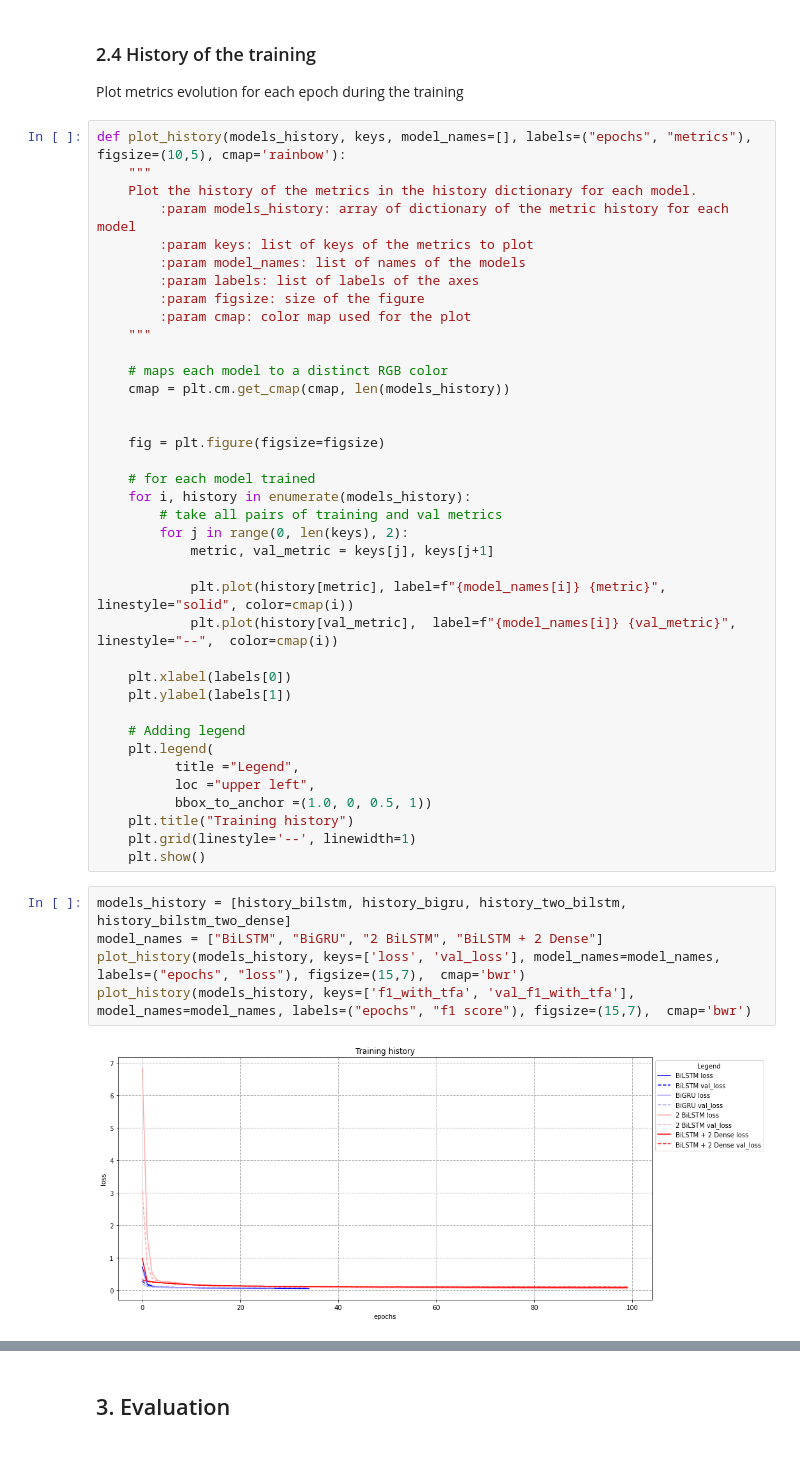
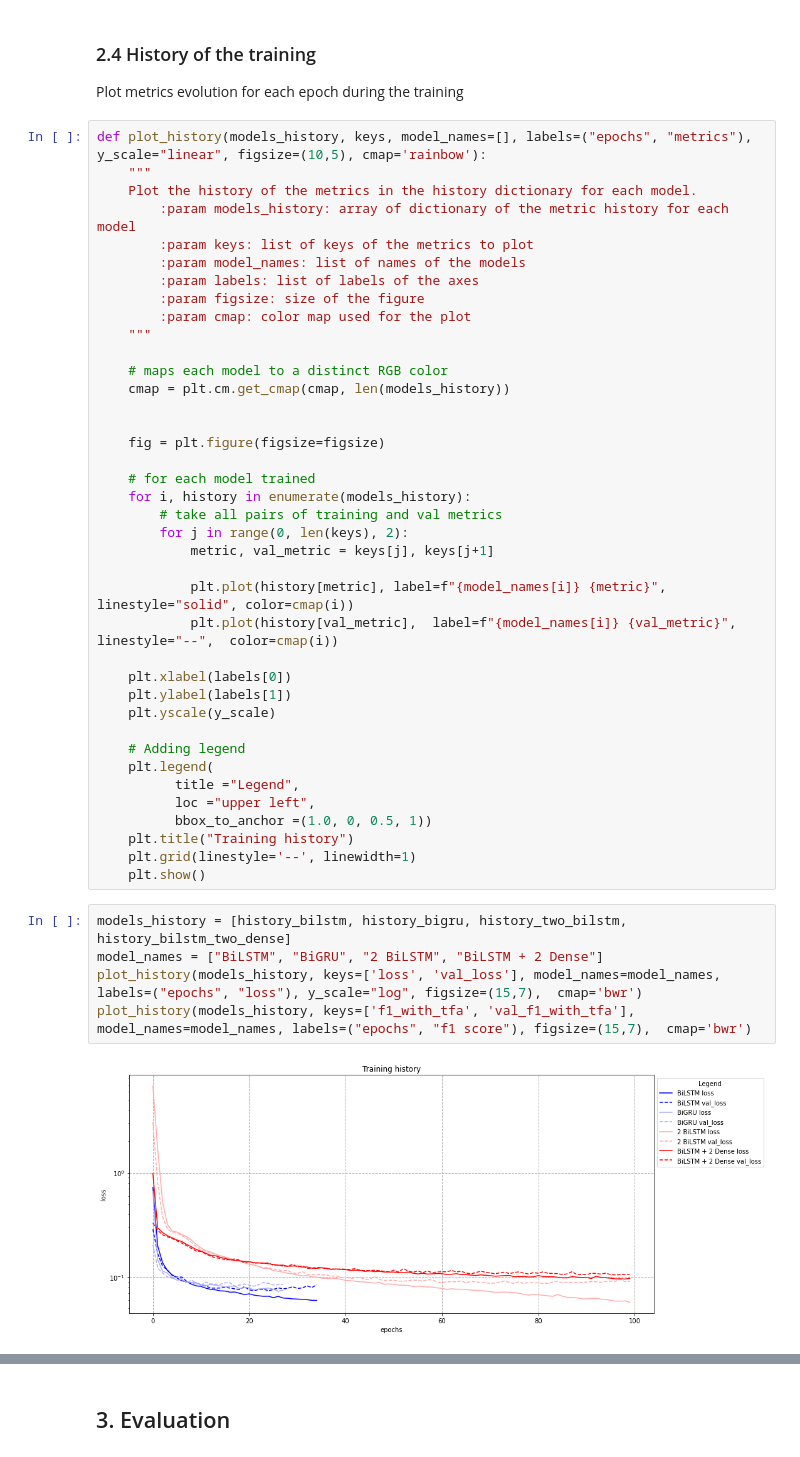
Before and after one commit to gmurro/PartOfSpeechTagging, a Jupyter notebook: POS_with_workingF1.ipynb, the cells around one changed output, grey strips where cells are left out. Drawn from its saved outputs; the diff is of its cells as text.

```diff
--- a/POS_with_workingF1.ipynb
+++ b/POS_with_workingF1.ipynb
@@ -795,7 +1250,7 @@ history_bilstm_two_dense = pd.read_csv(os.path.join(path_model_history, "history
 ### 2.4 History of the training
 Plot metrics evolution for each epoch during the training
 # %%
-def plot_history(models_history, keys, model_names=[], labels=("epochs", "metrics"), figsize=(10,5), cmap='rainbow'):
+def plot_history(models_history, keys, model_names=[], labels=("epochs", "metrics"), y_scale="linear", figsize=(10,5), cmap='rainbow'):
     """
     Plot the history of the metrics in the history dictionary for each model.
         :param models_history: array of dictionary of the metric history for each model
@@ -823,6 +1278,7 @@ def plot_history(models_history, keys, model_names=[], labels=("epochs", "metric
 
     plt.xlabel(labels[0])
     plt.ylabel(labels[1])
+    plt.yscale(y_scale)
 
     # Adding legend
     plt.legend(
@@ -835,10 +1291,10 @@ def plot_history(models_history, keys, model_names=[], labels=("epochs", "metric
 # %%
 models_history = [history_bilstm, history_bigru, history_two_bilstm, history_bilstm_two_dense]
 model_names = ["BiLSTM", "BiGRU", "2 BiLSTM", "BiLSTM + 2 Dense"]
-plot_history(models_history, keys=['loss', 'val_loss'], model_names=model_names, labels=("epochs", "loss"), figsize=(15,7),  cmap='bwr')
+plot_history(models_history, keys=['loss', 'val_loss'], model_names=model_names, labels=("epochs", "loss"), y_scale="log", figsize=(15,7),  cmap='bwr')
 plot_history(models_history, keys=['f1_with_tfa', 'val_f1_with_tfa'], model_names=model_names, labels=("epochs", "f1 score"), figsize=(15,7),  cmap='bwr')
 # %% [output]
-[figure, old version]
+[figure, new version]
 [figure]
 # %% [markdown]
 ## 3. Evaluation
```
Also changed, not shown: parts of 32 cells of this notebook, 1 other file.
